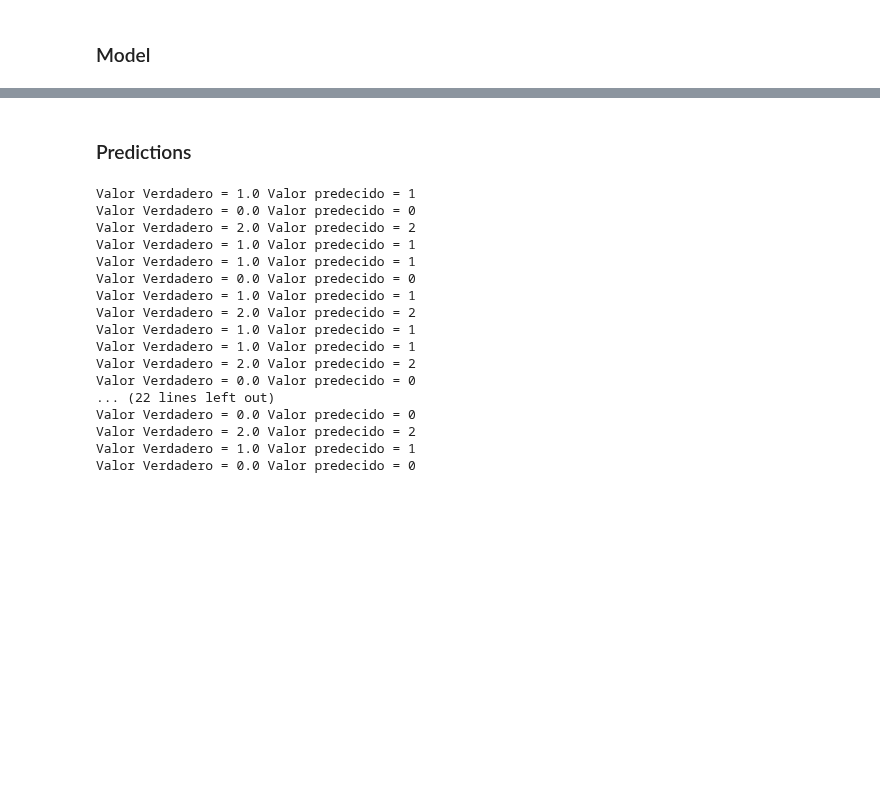
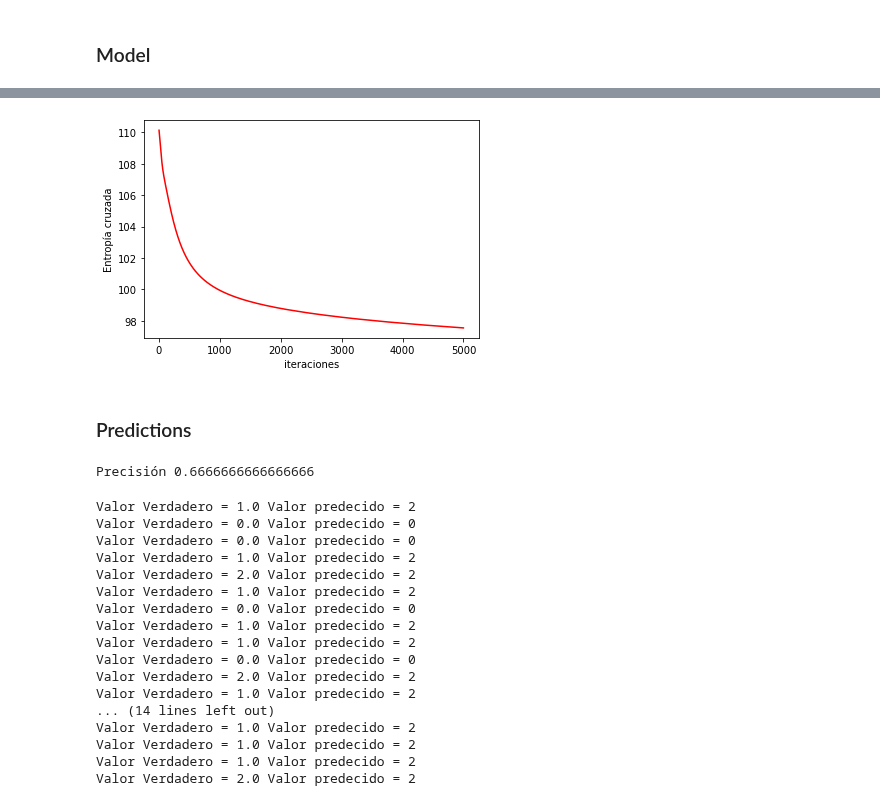
Before and after one commit to agsmilinas/Softmax-Logistic-Regression, a Jupyter notebook: Softmax regression with Pytorch.ipynb, the cells around one changed output, grey strips where cells are left out. Saved outputs shown, nothing was run; the diff lists cells and outputs as text; code cells hidden in the pictures; blank space fills up the shorter version.

```diff
--- a/Softmax regression with Pytorch.ipynb
+++ b/Softmax regression with Pytorch.ipynb
@@ -77 +74,3 @@ features_train,features_test, labels_train, labels_test = train_test_split(x_trn
+# %%
+x_train,x_test, y_train, y_test = train_test_split(x_trn, y_trn, test_size=0.20, shuffle=True)
 # %%
@@ -84,23 +83,24 @@ features_train.shape
 class RegresionLogisticaMulticlase(nn.Module):
     def __init__(self, input_dim):
         super(RegresionLogisticaMulticlase, self).__init__()
-        self.layer1 = nn.Linear(input_dim,50)
-        self.layer2 = nn.Linear(50, 3)
+        self.fc = nn.Linear(input_dim,3)
 
     def forward(self, x):
-        x = torch.sigmoid(self.layer1(x))
-        x = F.softmax(self.layer2(x))
+        x = self.fc(x)
+        x = torch.sigmoid(x)
+        x = F.softmax(x)
         return x
 # %%
-modelo = RegresionLogisticaMulticlase(features_train.shape[1])
+modelo = RegresionLogisticaMulticlase(x_train.shape[1])
 losses = []
 
 
-optimizer = torch.optim.Adam(modelo.parameters(), lr=0.01)
+optimizer = optim.SGD(modelo.parameters(), lr=0.05)
+
 loss_fn = nn.CrossEntropyLoss()
-epocas = 100
+epocas = 5000
 
-x_train, y_train = Variable(torch.from_numpy(features_train)).float(), Variable(torch.from_numpy(labels_train)).long()
+x_train, y_train = Variable(torch.from_numpy(x_train)).float(), Variable(torch.from_numpy(y_train)).long()
 for epoca in range(1, epocas+1):
     print ("Epoca #",epoca)
     y_pred = modelo(x_train)
@@ -131,3 +148,9 @@ El valor de la función de perdida es:  58.73018503189087
+# %%
+plt.plot(losses, color='red')
+plt.xlabel('iteraciones')
+plt.ylabel('Entropía cruzada');
+# %% [output]
+[figure, added]
 # %% [markdown]
 ### Predictions
 # %%
@@ -136,24 +159,28 @@ pred = modelo(x_test)
 # %%
 pred = pred.detach().numpy()
+# %%
+print ("Precisión", accuracy_score(y_test, np.argmax(pred, axis=1)))
+# %% [output]
+Precisión 0.6666666666666666
 # %%
-for j in range(len(x_test)):
-    y_pred = np.argmax(modelo(x_test[j]).detach().numpy(), axis=0)
-    print(f'Valor Verdadero = {labels_test[j]} Valor predecido = {y_pred}')
+for j in range(len(X_test)):
+    y_pred = np.argmax(modelo(X_test[j]).detach().numpy(), axis=0)
+    print(f'Valor Verdadero = {y_test[j]} Valor predecido = {y_pred}')
 # %% [output]
-Valor Verdadero = 1.0 Valor predecido = 1
+Valor Verdadero = 1.0 Valor predecido = 2
+Valor Verdadero = 0.0 Valor predecido = 0
+Valor Verdadero = 0.0 Valor predecido = 0
+Valor Verdadero = 1.0 Valor predecido = 2
+Valor Verdadero = 2.0 Valor predecido = 2
+Valor Verdadero = 1.0 Valor predecido = 2
+Valor Verdadero = 0.0 Valor predecido = 0
+Valor Verdadero = 1.0 Valor predecido = 2
+Valor Verdadero = 1.0 Valor predecido = 2
 Valor Verdadero = 0.0 Valor predecido = 0
 Valor Verdadero = 2.0 Valor predecido = 2
-Valor Verdadero = 1.0 Valor predecido = 1
-Valor Verdadero = 1.0 Valor predecido = 1
-Valor Verdadero = 0.0 Valor predecido = 0
-Valor Verdadero = 1.0 Valor predecido = 1
+Valor Verdadero = 1.0 Valor predecido = 2
+... (14 lines left out)
+Valor Verdadero = 1.0 Valor predecido = 2
+Valor Verdadero = 1.0 Valor predecido = 2
+Valor Verdadero = 1.0 Valor predecido = 2
 Valor Verdadero = 2.0 Valor predecido = 2
-Valor Verdadero = 1.0 Valor predecido = 1
-Valor Verdadero = 1.0 Valor predecido = 1
-Valor Verdadero = 2.0 Valor predecido = 2
-Valor Verdadero = 0.0 Valor predecido = 0
-... (22 lines left out)
-Valor Verdadero = 0.0 Valor predecido = 0
-Valor Verdadero = 2.0 Valor predecido = 2
-Valor Verdadero = 1.0 Valor predecido = 1
-Valor Verdadero = 0.0 Valor predecido = 0
```
Also changed, not shown: parts of 5 cells of this notebook.
